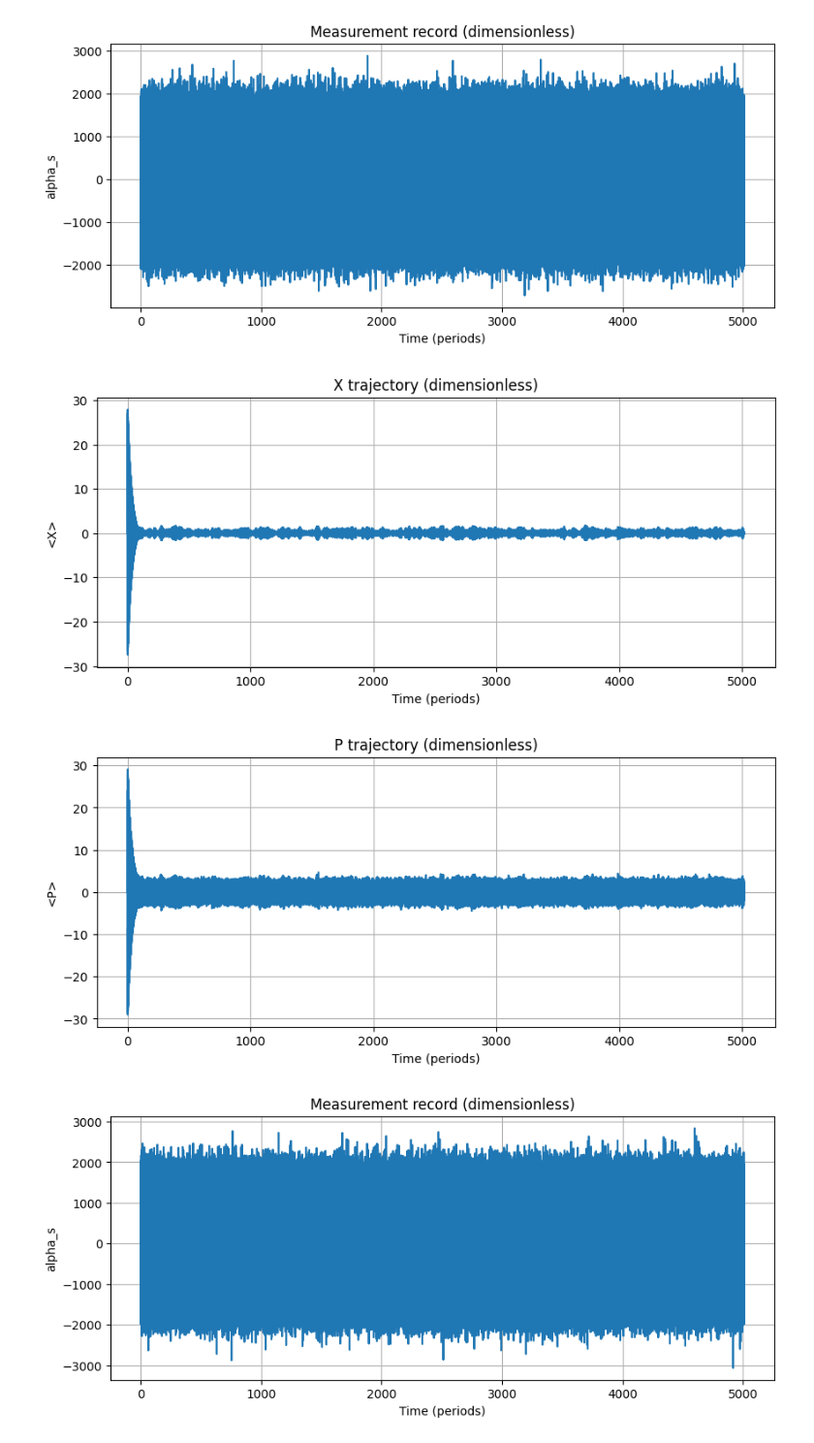
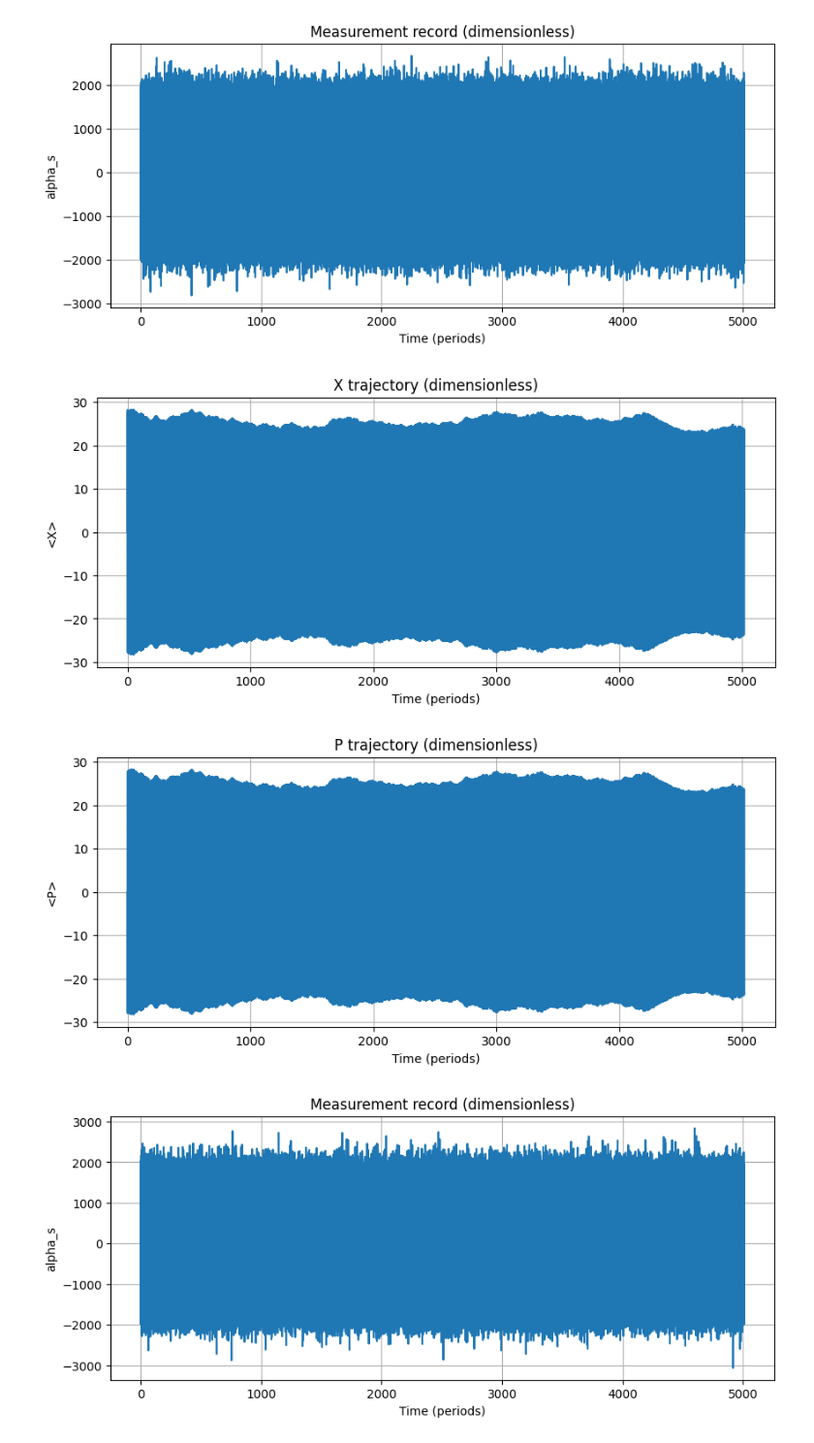
Before and after one commit to madelynrahimi/QuIPS, a Jupyter notebook: Quips2026spring.ipynb, the cells around one changed output. Shown at 97% size. Cells and saved outputs as stored; diff of their text form; code cells hidden in the pictures.

```diff
--- a/Quips2026spring.ipynb
+++ b/Quips2026spring.ipynb
@@ -16,7 +16,9 @@ eta = 1.0
 kappa = 1e-3
 
 # feedback
-gamma_fb = 1/100
+# gamma_fb = 1/100
+gamma_fb = 0
+
 window = 50
 
 dt_prime = 0.0005
@@ -82,36 +84,36 @@ def run_sim(n_steps, dt_prime, gamma_fb, window, eta, kappa):
 out = run_sim(n_steps, dt_prime, gamma_fb, window, eta, kappa)
 X_traj, P_traj, VX_traj, VP_traj, CXP_traj, X2_traj, alpha_s_history = out
 
 time = np.arange(n_steps) * dt_prime
 time_periods = time / (2 * np.pi)
 
 plt.figure(figsize=(10, 4))
 plt.plot(time_periods, alpha_s_history)
 plt.title("Measurement record (dimensionless)")
 plt.xlabel("Time (periods)")
 plt.ylabel("alpha_s")
 plt.grid(True)
 plt.show()
 
 plt.figure(figsize=(10, 4))
 plt.plot(time_periods, X_traj)
 plt.title("X trajectory (dimensionless)")
 plt.xlabel("Time (periods)")
 plt.ylabel("<X>")
 plt.grid(True)
 plt.show()
 
 plt.figure(figsize=(10, 4))
 plt.plot(time_periods, P_traj)
 plt.title("P trajectory (dimensionless)")
 plt.xlabel("Time (periods)")
 plt.ylabel("<P>")
 plt.grid(True)
 plt.show()
 # %% [output]
-[figure, old version]
+[figure, new version]
-[figure, old version]
+[figure, new version]
-[figure, old version]
+[figure, new version]
 # %%
 import numpy as np
 import matplotlib.pyplot as plt
```
Also changed, not shown: parts of 30 cells of this notebook.
